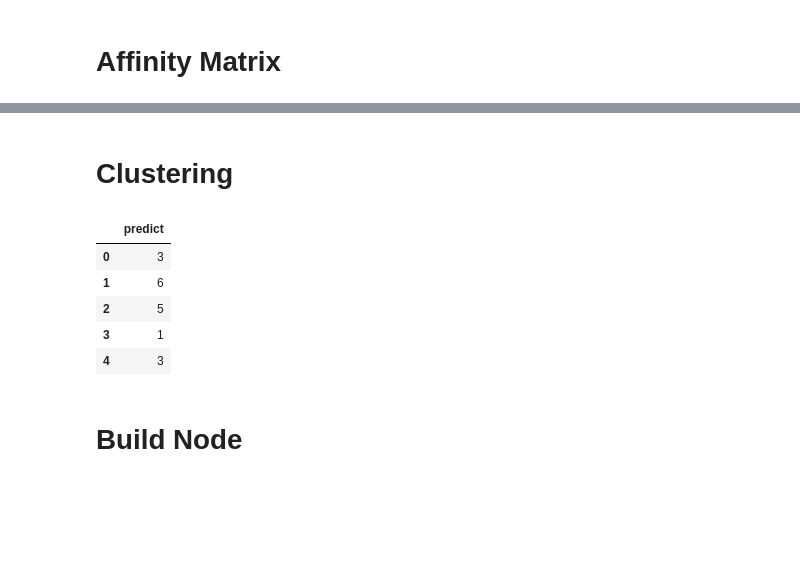
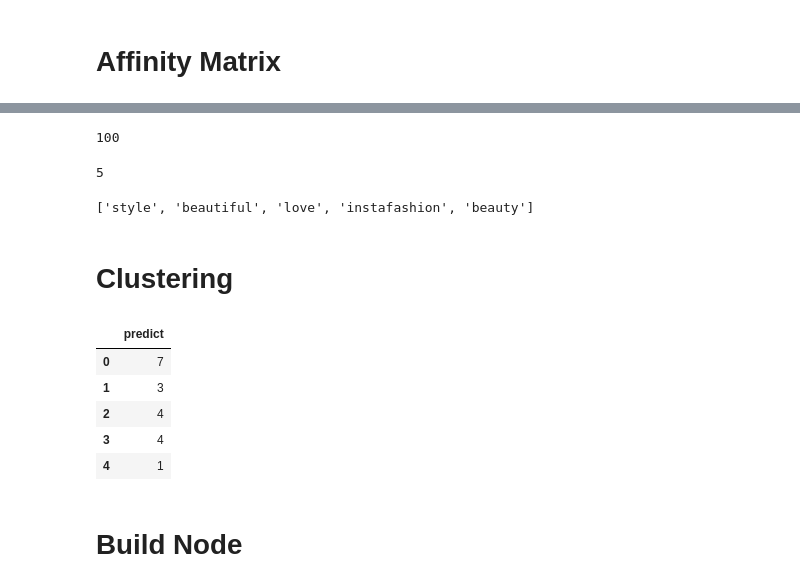
Before and after one commit to james-sungjae-lee/2019_Bigdatalab_Project, a Jupyter notebook: instagram/HashtagNetwork/Affinity.ipynb, the cells around one changed output, grey strips where cells are left out. Drawn from its saved outputs; the diff is of its cells as text; code cells hidden in the pictures; blank space fills up the shorter version.

```diff
--- a/instagram/HashtagNetwork/Affinity.ipynb
+++ b/instagram/HashtagNetwork/Affinity.ipynb
@@ -102,17 +102,17 @@ dtypes: object(1)
 memory usage: 475.7+ KB
 None
 # %%
-# 이번에는 fashion 태그의 갯수가 부족합니다. fashion태그를 가지고 있지 않은 row데이터를 지워줍니다.
-remove_index_list = []
+# # 이번에는 fashion 태그의 갯수가 부족합니다. fashion태그를 가지고 있지 않은 row데이터를 지워줍니다.
+# remove_index_list = []
 
-for index,raw in fashion_df.iterrows():
-    for i in raw:
-        if 'fashion' in i:
-            pass
-        else:
-            remove_index_list.append(index)
+# for index,raw in fashion_df.iterrows():
+#     for i in raw:
+#         if 'fashion' in i:
+#             pass
+#         else:
+#             remove_index_list.append(index)
 
-fashion_df = fashion_df.drop(remove_index_list)
+# fashion_df = fashion_df.drop(remove_index_list)
 # %%
 sort_dict = getTagsDict(fashion_df)
 
@@ -167,3 +159,5 @@ fashion_dict[-30:]
 len(fashion_dict)
 # %% [output]
 50297
+# %%
+fashion_dict = fashion_dict[-300:]
@@ -244,7 +248,7 @@ def get_DataFrame_for_affinity(df,taglist):
 
     return result_df
 # %%
-before_corr = get_DataFrame_for_affinity(df_500,tag_list)
+before_corr = get_DataFrame_for_affinity(fashion_df,tag_list)
 # %%
 before_corr
 # %% [output]
@@ -485,23 +393,38 @@ affinity['like']['like']
+# %%
+len(max_values)
+# %% [output]
+100
+# %%
+len(max_values[0])
+# %% [output]
+5
+# %%
+max_values[99]
+# %% [output]
+['style', 'beautiful', 'love', 'instafashion', 'beauty']
 # %% [markdown]
 # Clustering
 # %%
 from sklearn.cluster import SpectralClustering
 from sklearn.cluster import KMeans
+from sklearn.cluster import AffinityPropagation
 
+ap = AffinityPropagation()
 sc = SpectralClustering()
 km = KMeans()
 # %%
+ap.fit(corr_affinity)
 km.fit(corr_affinity)
-predict = pd.DataFrame(km.predict(corr_affinity))
+predict = pd.DataFrame(ap.predict(corr_affinity))
 predict.columns = ['predict']
 predict.head()
 # %% [output]
 |  | predict |
-| 0 | 3 |
-| 1 | 6 |
-| 2 | 5 |
-| 3 | 1 |
-| 4 | 3 |
+| 0 | 7 |
+| 1 | 3 |
+| 2 | 4 |
+| 3 | 4 |
+| 4 | 1 |
 # %% [markdown]
 # Build Node
 # %%
```
Also changed, not shown: parts of 36 cells of this notebook.
